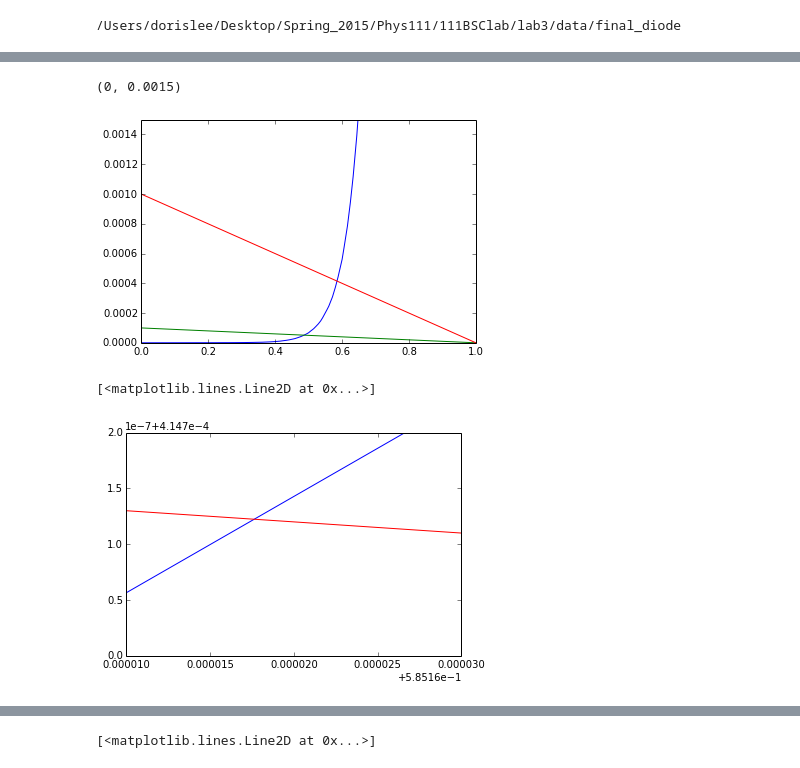
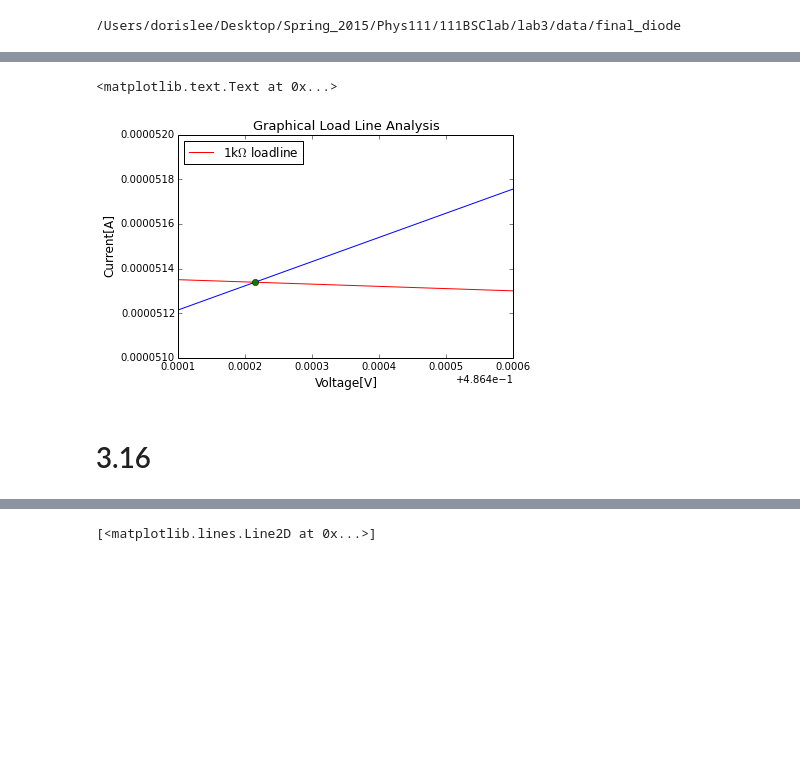
Before and after one commit to dorisjlee/111BSClab, a Jupyter notebook: lab3/Lab3.ipynb, the cells around one changed output, grey strips where cells are left out. Cells and saved outputs as stored; diff of their text form; code cells hidden in the pictures; blank space fills up the shorter version.

```diff
--- a/lab3/Lab3.ipynb
+++ b/lab3/Lab3.ipynb
@@ -273,22 +320,20 @@ cd ../final_diode/
+# %%
+# plt.ylim(0.0004147,0.0004149)
+# plt.xlim(0.585170,0.585190)
+plt.plot(v_diode,i_diode,'-')
+plt.plot([0,1],[1./10e3,0],'-',color="red",label="1k$\Omega$ loadline")
+plt.ylim(51.0000000e-06,   52.0000000e-06)
+plt.xlim(0.4865,0.4870)
+plt.plot(0.486614,0.00005134,'o')
+# plt.plot([0,1],[1./1e3,0],'-',color="red",label="1k$\Omega$ loadline")
+plt.legend(loc='upper left',prop={'size':12},numpoints=1)
+plt.xlabel("Voltage[V]",fontsize=12)
+plt.ylabel("Current[A]",fontsize=12)
+plt.title("Graphical Load Line Analysis",fontsize=13)
+# %% [output]
+<matplotlib.text.Text at 0x...>
+[figure, added]
+# %% [markdown]
+# 3.16
 # %%
 mpld3.enable_notebook()
-# %%
-data= np.loadtxt("Diode.dat")#,delimiter=" ")
-v_diode = data[::,0]
-i_diode = data[::,1]
-plt.plot(v_diode,i_diode,'-')
-plt.plot([0,1],[1./10e3,0],'-',color="green")
-plt.plot([0,1],[1./1e3,0],'-',color="red")
-plt.xlim(0,1)
-plt.ylim(0,0.0015)
-# %% [output]
-(0, 0.0015)
-[figure, removed]
-# %%
-plt.ylim(0.0004147,0.0004149)
-plt.xlim(0.585170,0.585190)
-plt.plot(v_diode,i_diode,'-')
-plt.plot([0,1],[1./1e3,0],'-',color="red")
-# %% [output]
-[<matplotlib.lines.Line2D at 0x...>]
-[figure, removed]
```
Also changed, not shown: parts of 28 cells of this notebook, 30 other files.
